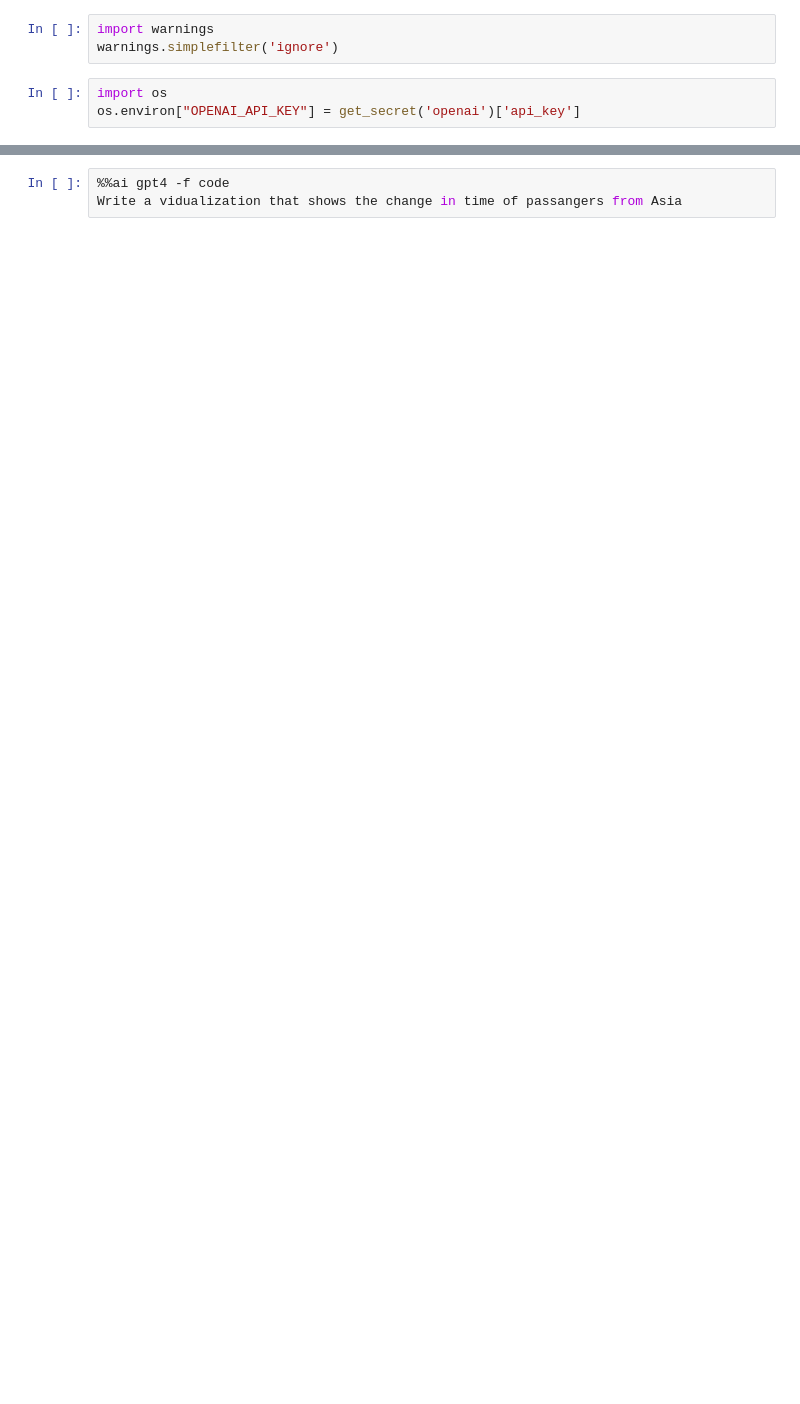
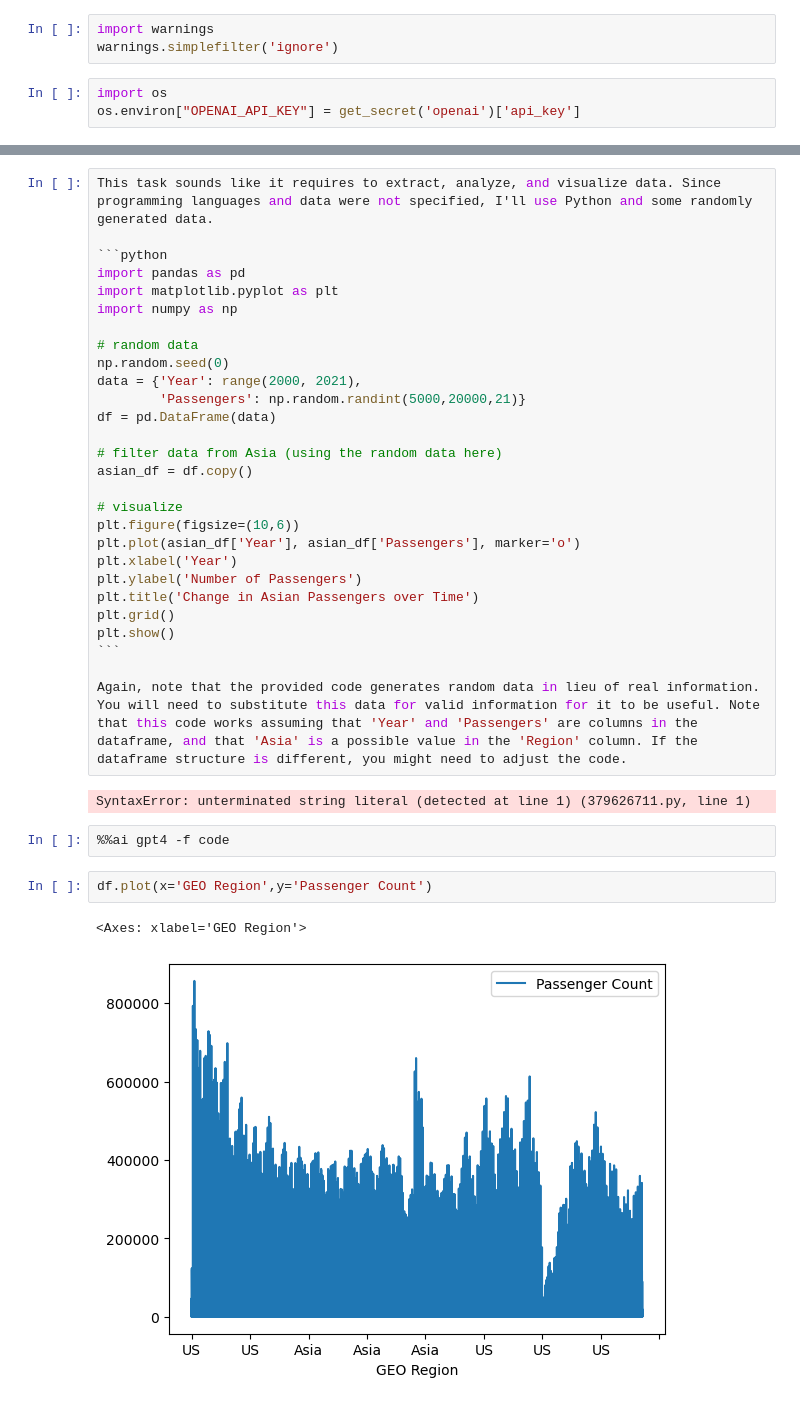
Before and after one commit to AberGA1824/IA340, a Jupyter notebook: MiniProject.ipynb, the cells around one changed output, grey strips where cells are left out. Drawn from its saved outputs; the diff is of its cells as text; blank space fills up the shorter version.

````diff
--- a/MiniProject.ipynb
+++ b/MiniProject.ipynb
@@ -186,3 +189,37 @@ ModuleNotFoundError: No module named 'jupyter_ai_magics'
-# %%
-%%ai gpt4 -f code
-Write a vidualization that shows the change in time of passangers from Asia
+# %%
+This task sounds like it requires to extract, analyze, and visualize data. Since programming languages and data were not specified, I'll use Python and some randomly generated data.
+
+```python
+import pandas as pd
+import matplotlib.pyplot as plt
+import numpy as np
+
+# random data
+np.random.seed(0)
+data = {'Year': range(2000, 2021),
+        'Passengers': np.random.randint(5000,20000,21)}
+df = pd.DataFrame(data)
+
+# filter data from Asia (using the random data here)
+asian_df = df.copy()
+
+# visualize
+plt.figure(figsize=(10,6))
+plt.plot(asian_df['Year'], asian_df['Passengers'], marker='o')
+plt.xlabel('Year')
+plt.ylabel('Number of Passengers')
+plt.title('Change in Asian Passengers over Time')
+plt.grid()
+plt.show()
+```
+
+Again, note that the provided code generates random data in lieu of real information. You will need to substitute this data for valid information for it to be useful. Note that this code works assuming that 'Year' and 'Passengers' are columns in the dataframe, and that 'Asia' is a possible value in the 'Region' column. If the dataframe structure is different, you might need to adjust the code.
+# %% [output]
+SyntaxError: unterminated string literal (detected at line 1) (379626711.py, line 1)
+# %%
+%%ai gpt4 -f code
+# %%
+df.plot(x='GEO Region',y='Passenger Count')
+# %% [output]
+<Axes: xlabel='GEO Region'>
+[figure, added]
````
Also changed, not shown: parts of 22 cells of this notebook.
